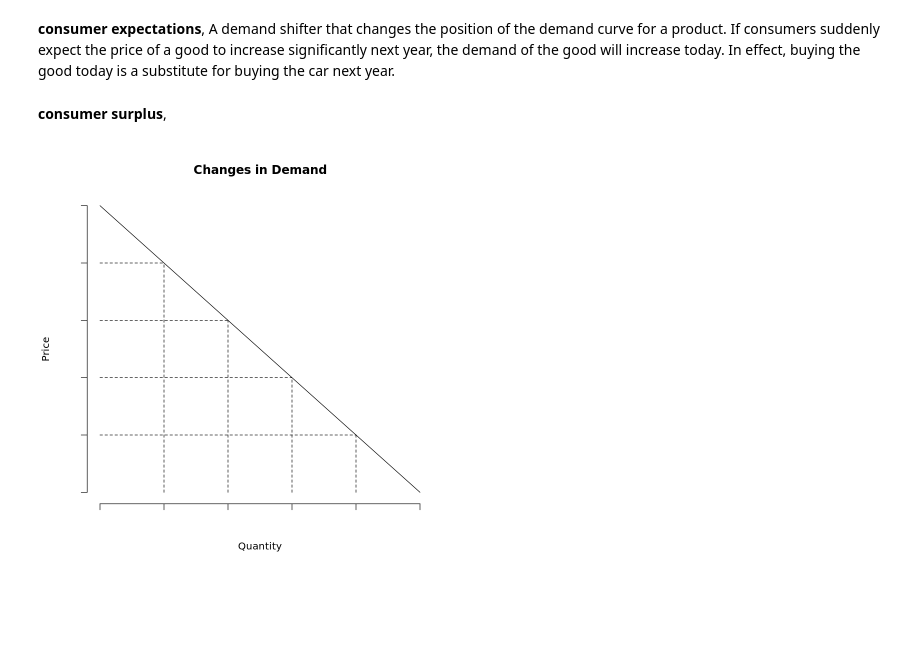
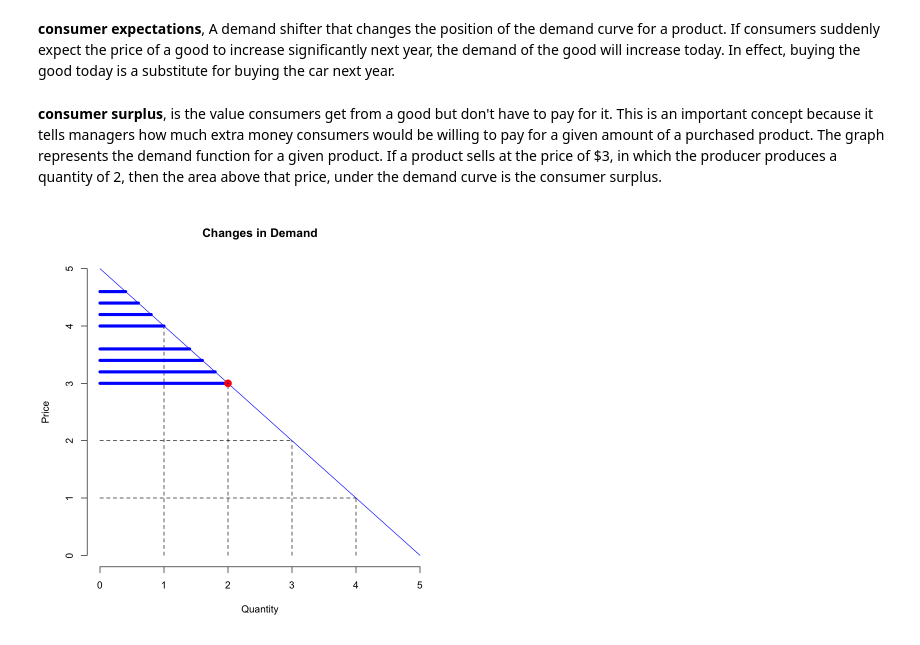
Before and after one commit to jbennett7/BayePrince, a Jupyter notebook: 02 Market Forces: Demand and Supply/Key Terms and Concepts.ipynb, the cells around one changed output. Cells and saved outputs as stored; diff of their text form; code cells hidden in the pictures; blank space fills up the shorter version.

```diff
--- a/02 Market Forces: Demand and Supply/Key Terms and Concepts.ipynb
+++ b/02 Market Forces: Demand and Supply/Key Terms and Concepts.ipynb
@@ -41,12 +46,21 @@ __complements__, Goods which increase (decrease) in their demand as prices decre
 # %% [markdown]
 __consumer expectations__, A demand shifter that changes the position of the demand curve for a product. If consumers suddenly expect the price of a good to increase significantly next year, the demand of the good will increase today. In effect, buying the good today is a substitute for buying the car next year.
 # %% [markdown]
-__consumer surplus__,
+__consumer surplus__, is the value consumers get from a good but don't have to pay for it. This is an important concept because it tells managers how much extra money consumers would be willing to pay for a given amount of a purchased product. The graph represents the demand function for a given product. If a product sells at the price of $3, in which the producer produces a quantity of 2, then the area above that price, under the demand curve is the consumer surplus.
 # %%
-curve(5-x,from=0,to=5,main="Changes in Demand",ylab="Price", xlab="Quantity",bty='n',axes=FALSE)
+curve(5-x,from=0,to=5,main="Changes in Demand",ylab="Price", xlab="Quantity",bty='n',axes=FALSE, col='blue')
 segments(x0=0,y0=c(4,3,2,1),x1=c(1,2,3,4),y1=c(4,3,2,1),lty=2)
 segments(x0=c(4,3,2,1),y0=0,x1=c(4,3,2,1),y1=c(1,2,3,4),lty=2)
-axis(side=1,labels=FALSE)
-axis(side=2,labels=FALSE)
+segments(x0=0,y0=3,x1=2,y1=3,col='blue', lwd=5)
+segments(x0=0,y0=3.2,x1=1.8,y1=3.2,col='blue', lwd=5)
+segments(x0=0,y0=3.4,x1=1.6,y1=3.4,col='blue', lwd=5)
+segments(x0=0,y0=3.6,x1=1.4,y1=3.6,col='blue', lwd=5)
+segments(x0=0,y0=4,x1=1,y1=4,col='blue', lwd=5)
+segments(x0=0,y0=4.2,x1=.8,y1=4.2,col='blue', lwd=5)
+segments(x0=0,y0=4.4,x1=.6,y1=4.4,col='blue', lwd=5)
+segments(x0=0,y0=4.6,x1=.4,y1=4.6,col='blue', lwd=5)
+points(x=2,y=3,lwd=5,col='red')
+axis(side=1)
+axis(side=2)
 # %% [output]
-[figure, old version]
+[figure, new version]
```
Also changed, not shown: parts of 10 cells of this notebook, 2 other files.
